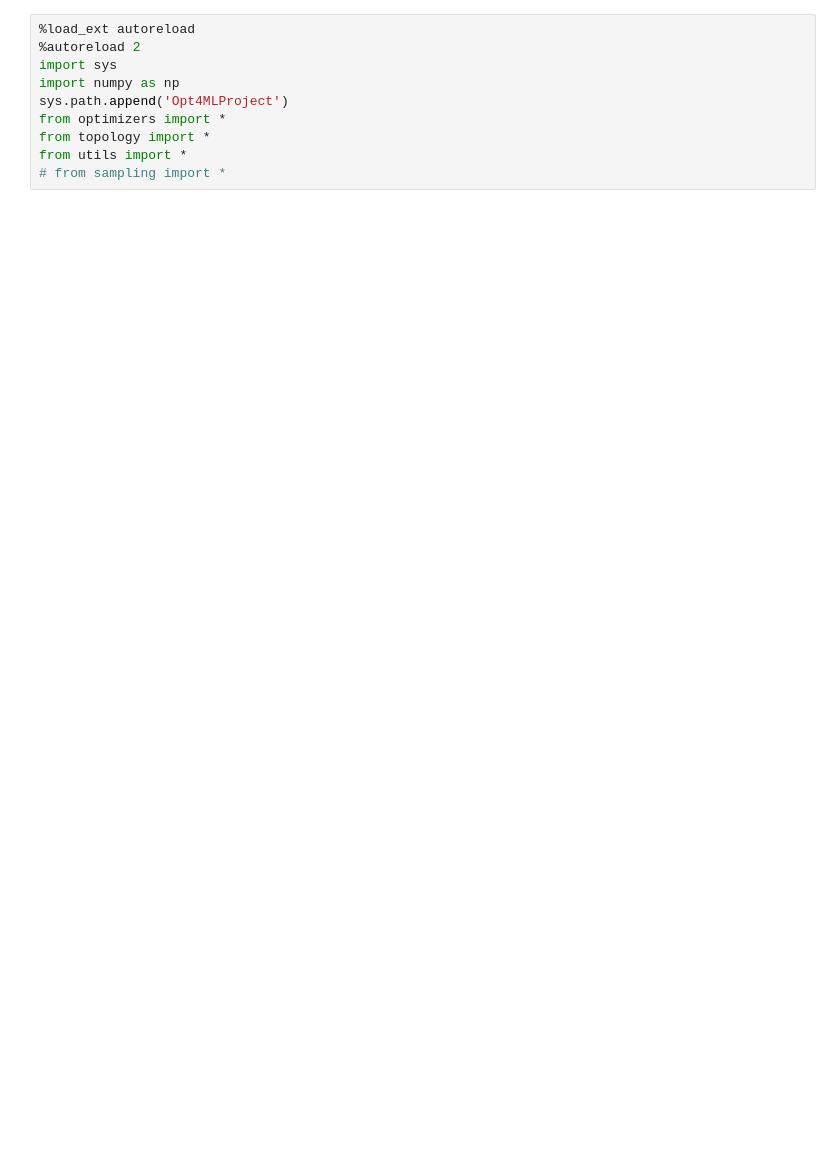
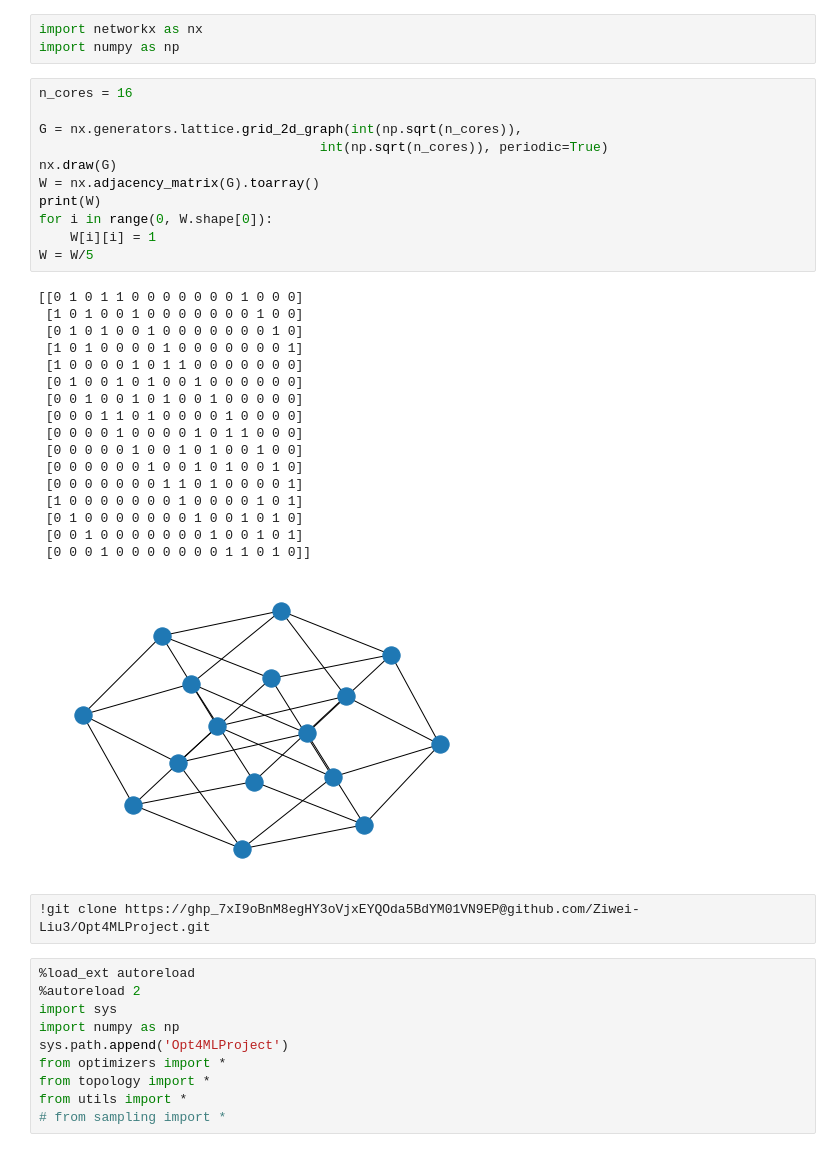
Before and after one commit to ZiweiLiu1314/Decentralized-Stochastic-Optimization-With-Client-Sampling, a Jupyter notebook: test_DGD/DGD-test-Jun5.ipynb, the cells around one changed output. Drawn from its saved outputs; the diff is of its cells as text; blank space fills up the shorter version.

```diff
--- a/test_DGD/DGD-test-Jun5.ipynb
+++ b/test_DGD/DGD-test-Jun5.ipynb
@@ -1,3 +1,37 @@
+# %%
+import networkx as nx
+import numpy as np
+# %%
+n_cores = 16
+
+G = nx.generators.lattice.grid_2d_graph(int(np.sqrt(n_cores)),
+                                    int(np.sqrt(n_cores)), periodic=True)
+nx.draw(G)
+W = nx.adjacency_matrix(G).toarray()
+print(W)
+for i in range(0, W.shape[0]):
+    W[i][i] = 1
+W = W/5
+# %% [output]
+[[0 1 0 1 1 0 0 0 0 0 0 0 1 0 0 0]
+ [1 0 1 0 0 1 0 0 0 0 0 0 0 1 0 0]
+ [0 1 0 1 0 0 1 0 0 0 0 0 0 0 1 0]
+ [1 0 1 0 0 0 0 1 0 0 0 0 0 0 0 1]
+ [1 0 0 0 0 1 0 1 1 0 0 0 0 0 0 0]
+ [0 1 0 0 1 0 1 0 0 1 0 0 0 0 0 0]
+ [0 0 1 0 0 1 0 1 0 0 1 0 0 0 0 0]
+ [0 0 0 1 1 0 1 0 0 0 0 1 0 0 0 0]
+ [0 0 0 0 1 0 0 0 0 1 0 1 1 0 0 0]
+ [0 0 0 0 0 1 0 0 1 0 1 0 0 1 0 0]
+ [0 0 0 0 0 0 1 0 0 1 0 1 0 0 1 0]
+ [0 0 0 0 0 0 0 1 1 0 1 0 0 0 0 1]
+ [1 0 0 0 0 0 0 0 1 0 0 0 0 1 0 1]
+ [0 1 0 0 0 0 0 0 0 1 0 0 1 0 1 0]
+ [0 0 1 0 0 0 0 0 0 0 1 0 0 1 0 1]
+ [0 0 0 1 0 0 0 0 0 0 0 1 1 0 1 0]]
+[figure, added]
+# %%
+!git clone https://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@github.com/Ziwei-Liu3/Opt4MLProject.git
 # %%
 %load_ext autoreload
 %autoreload 2
```
Also changed, not shown: parts of 17 cells of this notebook.
